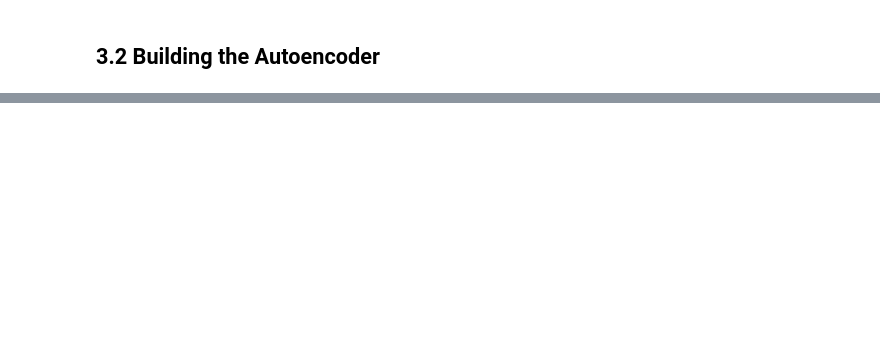
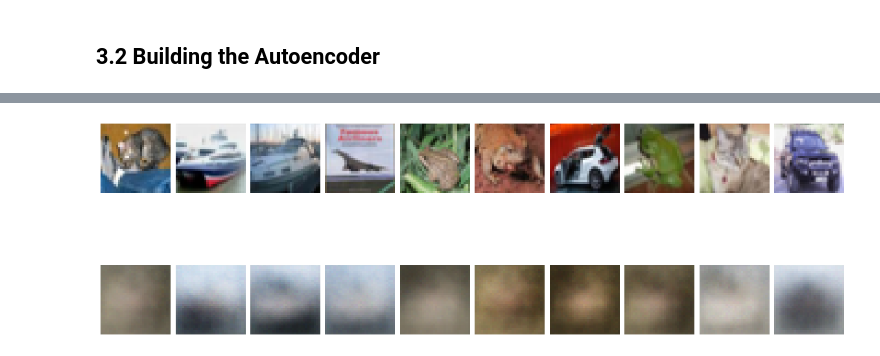
Before and after one commit to tnusser/ImageRetrieval, a Jupyter notebook: Autoencoder.ipynb, the cells around one changed output, grey strips where cells are left out. Drawn from its saved outputs; the diff is of its cells as text; code cells hidden in the pictures; blank space fills up the shorter version.

```diff
--- a/Autoencoder.ipynb
+++ b/Autoencoder.ipynb
@@ -140,0 +163,16 @@ plt.show()
+# %%
+autoencoder.load_weights("0.5830.hdf5")
+preds = autoencoder.predict(x_test)
+# %%
+f, axarr = plt.subplots(2, 10, constrained_layout=True)
+f.set_size_inches(16, 6)
+for i in range(10):
+    original = x_test[i]
+    axarr[0, i].imshow(original)
+    axarr[0, i].axis('off')
+    prediction = preds[i]
+    axarr[1, i].imshow(prediction)
+    axarr[1, i].axis('off')
+plt.show()
+# %% [output]
+[figure, added]
```
Also changed, not shown: parts of 11 cells of this notebook.
